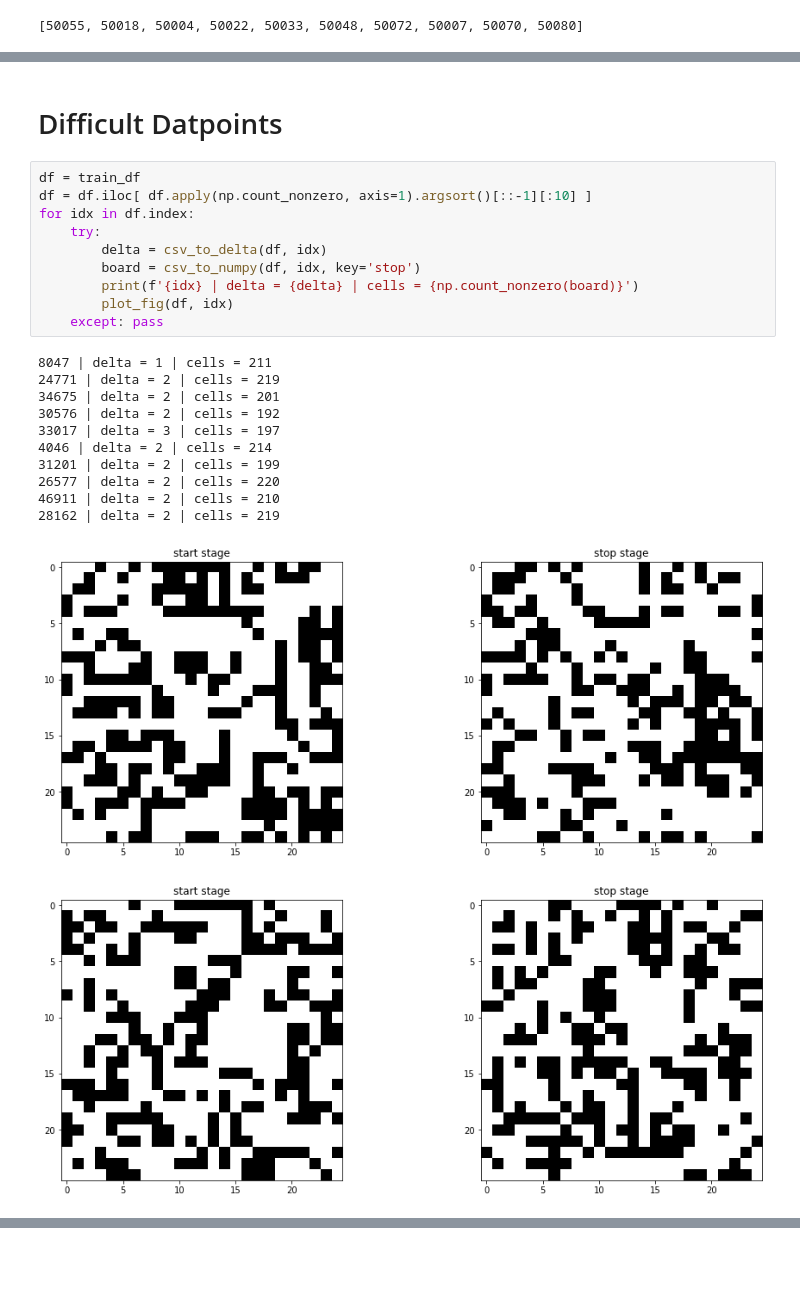
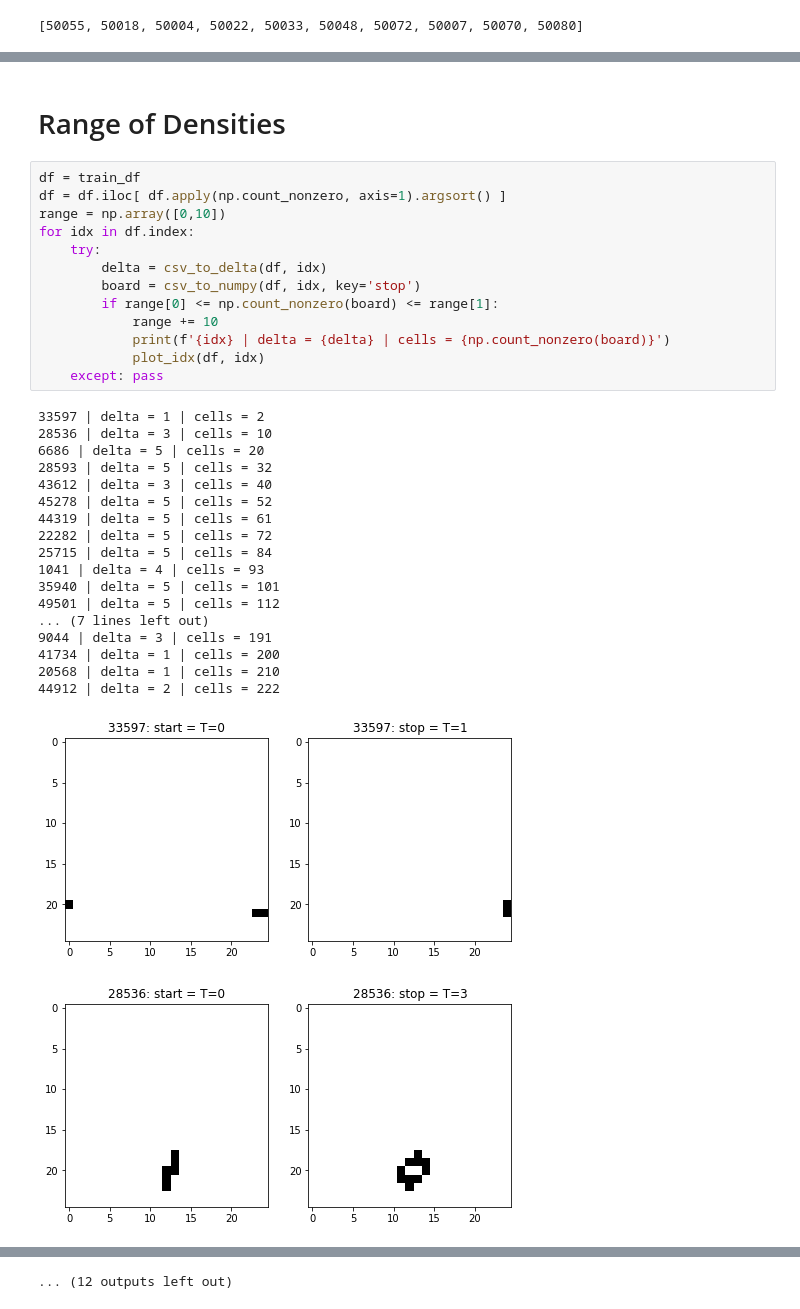
Before and after one commit to JamesMcGuigan/ai-games, a Jupyter notebook: puzzles/game_of_life/constraint_satisfaction/z3_solver.ipynb, the cells around one changed output, grey strips where cells are left out. Drawn from its saved outputs; the diff is of its cells as text; blank space fills up the shorter version.

```diff
--- a/puzzles/game_of_life/constraint_satisfaction/z3_solver.ipynb
+++ b/puzzles/game_of_life/constraint_satisfaction/z3_solver.ipynb
@@ -145,25 +173,35 @@ test_df.loc[50080] | delta = 2 | cells = 11 | time =  6.7s
-# %% [markdown]
-# Difficult Datpoints
+# %% [markdown]
+# Range of Densities
 # %%
 df = train_df
-df = df.iloc[ df.apply(np.count_nonzero, axis=1).argsort()[::-1][:10] ]
+df = df.iloc[ df.apply(np.count_nonzero, axis=1).argsort() ]
+range = np.array([0,10])
 for idx in df.index:
     try:
         delta = csv_to_delta(df, idx)
         board = csv_to_numpy(df, idx, key='stop')
-        print(f'{idx} | delta = {delta} | cells = {np.count_nonzero(board)}')
-        plot_fig(df, idx)
+        if range[0] <= np.count_nonzero(board) <= range[1]:
+            range += 10
+            print(f'{idx} | delta = {delta} | cells = {np.count_nonzero(board)}')
+            plot_idx(df, idx)
     except: pass
 # %% [output]
-8047 | delta = 1 | cells = 211
-24771 | delta = 2 | cells = 219
-34675 | delta = 2 | cells = 201
-30576 | delta = 2 | cells = 192
-33017 | delta = 3 | cells = 197
-4046 | delta = 2 | cells = 214
-31201 | delta = 2 | cells = 199
-26577 | delta = 2 | cells = 220
-46911 | delta = 2 | cells = 210
-28162 | delta = 2 | cells = 219
+33597 | delta = 1 | cells = 2
+28536 | delta = 3 | cells = 10
+6686 | delta = 5 | cells = 20
+28593 | delta = 5 | cells = 32
+43612 | delta = 3 | cells = 40
+45278 | delta = 5 | cells = 52
+44319 | delta = 5 | cells = 61
+22282 | delta = 5 | cells = 72
+25715 | delta = 5 | cells = 84
+1041 | delta = 4 | cells = 93
+35940 | delta = 5 | cells = 101
+49501 | delta = 5 | cells = 112
+... (7 lines left out)
+9044 | delta = 3 | cells = 191
+41734 | delta = 1 | cells = 200
+20568 | delta = 1 | cells = 210
+44912 | delta = 2 | cells = 222
-[figure, old version]
+[figure, new version]
-[figure, old version]
+[figure, new version]
@@ -177,0 +217 @@ for idx in df.index:
+... (12 outputs left out)
```
Also changed, not shown: parts of 6 cells of this notebook, 3 other files.
